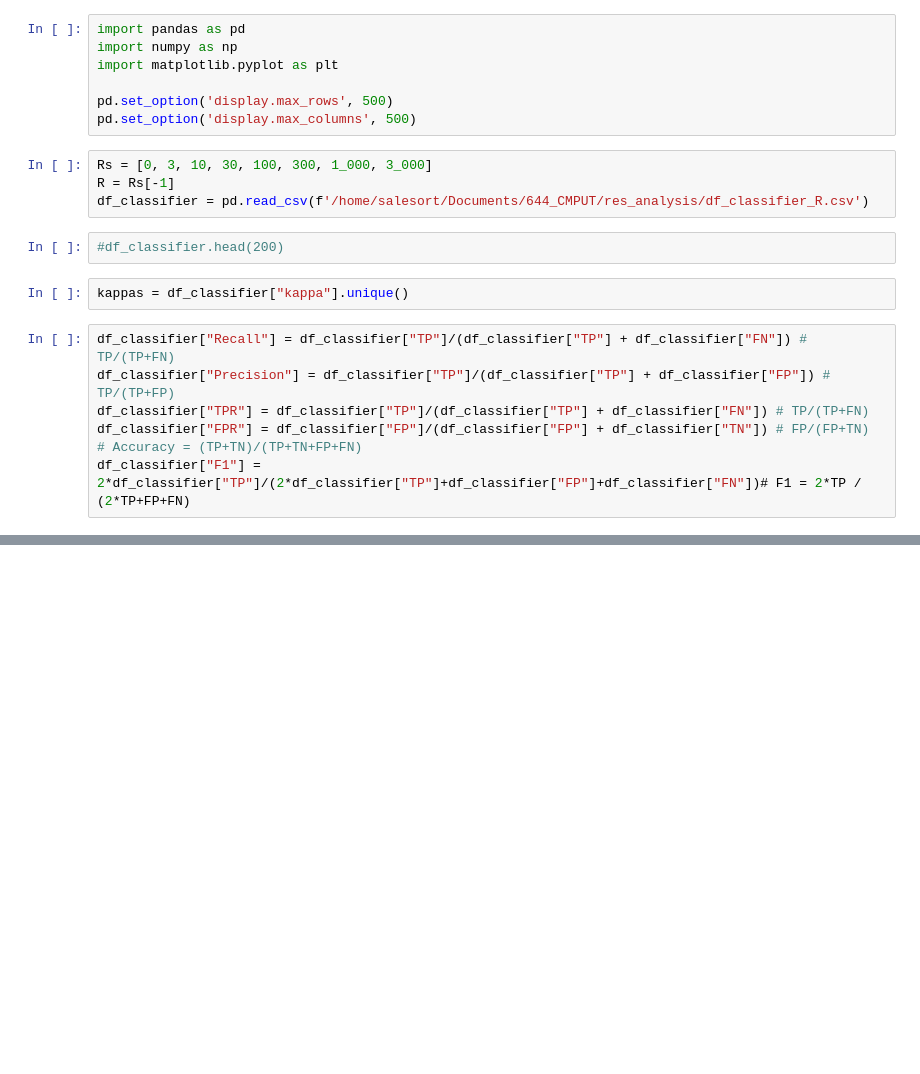
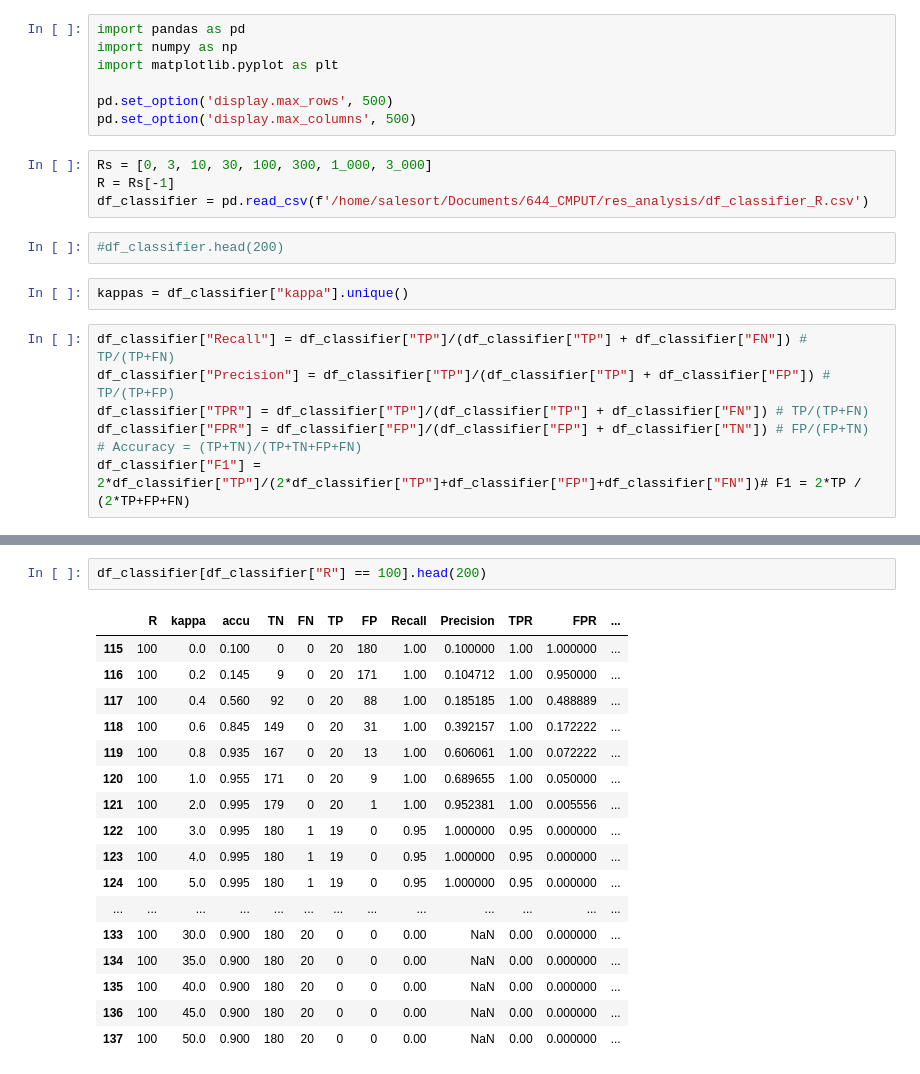
Before and after one commit to afrin-afia/project_644, a Jupyter notebook: DetectionStats/Step3_Visualization.ipynb, the cells around one changed output, grey strips where cells are left out. Saved outputs shown, nothing was run; the diff lists cells and outputs as text; blank space fills up the shorter version.

```diff
--- a/DetectionStats/Step3_Visualization.ipynb
+++ b/DetectionStats/Step3_Visualization.ipynb
@@ -49,0 +81,20 @@ fig1 = plt
+# %%
+df_classifier[df_classifier["R"] == 100].head(200)
+# %% [output]
+|  | R | kappa | accu | TN | FN | TP | FP | Recall | Precision | TPR | FPR | ... |
+| 115 | 100 | 0.0 | 0.100 | 0 | 0 | 20 | 180 | 1.00 | 0.100000 | 1.00 | 1.000000 | ... |
+| 116 | 100 | 0.2 | 0.145 | 9 | 0 | 20 | 171 | 1.00 | 0.104712 | 1.00 | 0.950000 | ... |
+| 117 | 100 | 0.4 | 0.560 | 92 | 0 | 20 | 88 | 1.00 | 0.185185 | 1.00 | 0.488889 | ... |
+| 118 | 100 | 0.6 | 0.845 | 149 | 0 | 20 | 31 | 1.00 | 0.392157 | 1.00 | 0.172222 | ... |
+| 119 | 100 | 0.8 | 0.935 | 167 | 0 | 20 | 13 | 1.00 | 0.606061 | 1.00 | 0.072222 | ... |
+| 120 | 100 | 1.0 | 0.955 | 171 | 0 | 20 | 9 | 1.00 | 0.689655 | 1.00 | 0.050000 | ... |
+| 121 | 100 | 2.0 | 0.995 | 179 | 0 | 20 | 1 | 1.00 | 0.952381 | 1.00 | 0.005556 | ... |
+| 122 | 100 | 3.0 | 0.995 | 180 | 1 | 19 | 0 | 0.95 | 1.000000 | 0.95 | 0.000000 | ... |
+| 123 | 100 | 4.0 | 0.995 | 180 | 1 | 19 | 0 | 0.95 | 1.000000 | 0.95 | 0.000000 | ... |
+| 124 | 100 | 5.0 | 0.995 | 180 | 1 | 19 | 0 | 0.95 | 1.000000 | 0.95 | 0.000000 | ... |
+| ... | ... | ... | ... | ... | ... | ... | ... | ... | ... | ... | ... | ... |
+| 133 | 100 | 30.0 | 0.900 | 180 | 20 | 0 | 0 | 0.00 | NaN | 0.00 | 0.000000 | ... |
+| 134 | 100 | 35.0 | 0.900 | 180 | 20 | 0 | 0 | 0.00 | NaN | 0.00 | 0.000000 | ... |
+| 135 | 100 | 40.0 | 0.900 | 180 | 20 | 0 | 0 | 0.00 | NaN | 0.00 | 0.000000 | ... |
+| 136 | 100 | 45.0 | 0.900 | 180 | 20 | 0 | 0 | 0.00 | NaN | 0.00 | 0.000000 | ... |
+| 137 | 100 | 50.0 | 0.900 | 180 | 20 | 0 | 0 | 0.00 | NaN | 0.00 | 0.000000 | ... |
```
Also changed, not shown: parts of 3 cells of this notebook, 1 other file.
